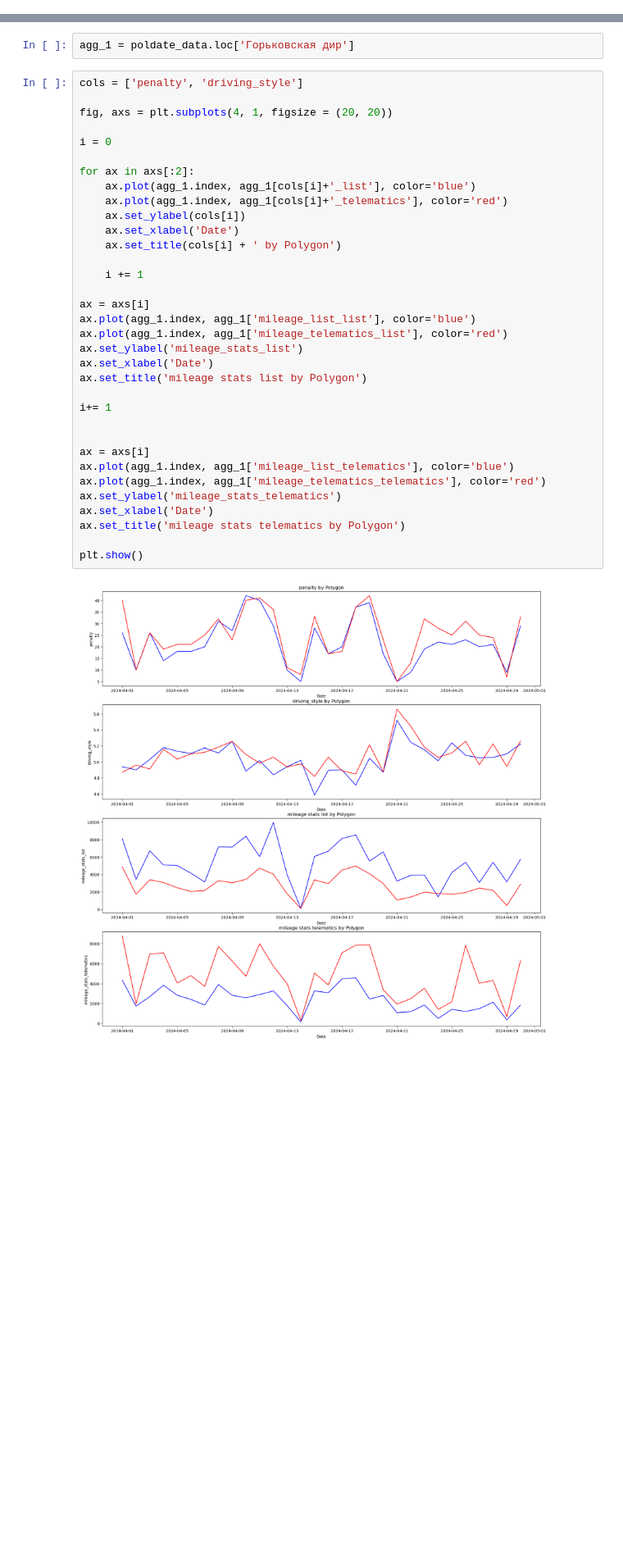
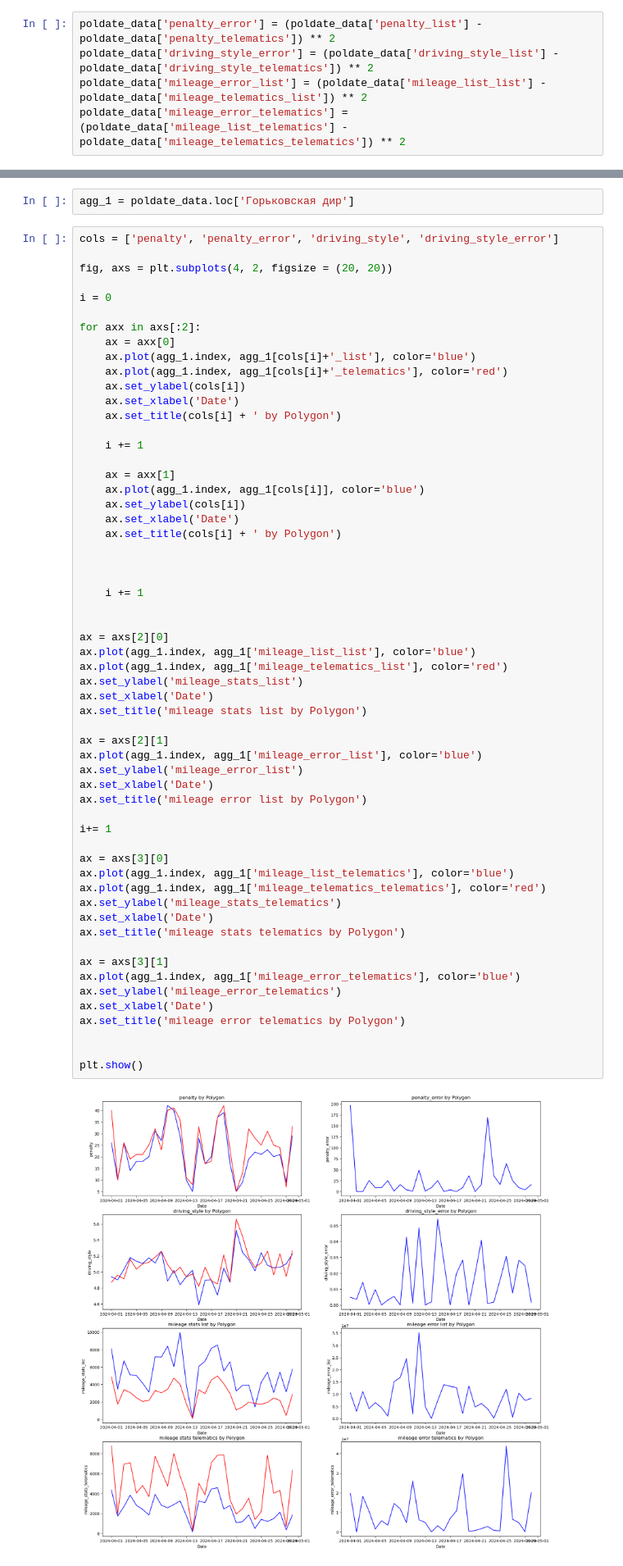
Before and after one commit to EgorAndrik/CP-Dashboards, a Jupyter notebook: models/graphs.ipynb, the cells around one changed output, grey strips where cells are left out. Shown at 82% size. Drawn from its saved outputs; the diff is of its cells as text; blank space fills up the shorter version.

```diff
--- a/models/graphs.ipynb
+++ b/models/graphs.ipynb
@@ -160,6 +390,11 @@ poldatel_gb = collect_groups_by_date(df.rename(columns={'date_list': 'date'}))
 poldatet_gb = collect_groups_by_date(df.rename(columns={'date_telematics': 'date'}))
 # %%
 poldate_data = poldatel_gb.join(poldatet_gb, on=['polygon', 'date'], lsuffix='_list', rsuffix='_telematics')
+# %%
+poldate_data['penalty_error'] = (poldate_data['penalty_list'] - poldate_data['penalty_telematics']) ** 2
+poldate_data['driving_style_error'] = (poldate_data['driving_style_list'] - poldate_data['driving_style_telematics']) ** 2
+poldate_data['mileage_error_list'] = (poldate_data['mileage_list_list'] - poldate_data['mileage_telematics_list']) ** 2
+poldate_data['mileage_error_telematics'] = (poldate_data['mileage_list_telematics'] - poldate_data['mileage_telematics_telematics']) ** 2
 # %%
 poldate_data
 # %% [output]
@@ -180,38 +415,62 @@ poldate_data
 # %%
 agg_1 = poldate_data.loc['Горьковская дир']
 # %%
-cols = ['penalty', 'driving_style']
+cols = ['penalty', 'penalty_error', 'driving_style', 'driving_style_error']
 
-fig, axs = plt.subplots(4, 1, figsize = (20, 20))
+fig, axs = plt.subplots(4, 2, figsize = (20, 20))
 
 i = 0
 
-for ax in axs[:2]:
+for axx in axs[:2]:
+	ax = axx[0]
 	ax.plot(agg_1.index, agg_1[cols[i]+'_list'], color='blue')
 	ax.plot(agg_1.index, agg_1[cols[i]+'_telematics'], color='red')
 	ax.set_ylabel(cols[i])
 	ax.set_xlabel('Date')
 	ax.set_title(cols[i] + ' by Polygon')
 
 	i += 1
 
-ax = axs[i]
+	ax = axx[1]
+	ax.plot(agg_1.index, agg_1[cols[i]], color='blue')
+	ax.set_ylabel(cols[i])
+	ax.set_xlabel('Date')
+	ax.set_title(cols[i] + ' by Polygon')
+
+
+
+	i += 1
+
+
+ax = axs[2][0]
 ax.plot(agg_1.index, agg_1['mileage_list_list'], color='blue')
 ax.plot(agg_1.index, agg_1['mileage_telematics_list'], color='red')
 ax.set_ylabel('mileage_stats_list')
 ax.set_xlabel('Date')
 ax.set_title('mileage stats list by Polygon')
 
+ax = axs[2][1]
+ax.plot(agg_1.index, agg_1['mileage_error_list'], color='blue')
+ax.set_ylabel('mileage_error_list')
+ax.set_xlabel('Date')
+ax.set_title('mileage error list by Polygon')
+
 i+= 1
 
-
-ax = axs[i]
+ax = axs[3][0]
 ax.plot(agg_1.index, agg_1['mileage_list_telematics'], color='blue')
 ax.plot(agg_1.index, agg_1['mileage_telematics_telematics'], color='red')
 ax.set_ylabel('mileage_stats_telematics')
 ax.set_xlabel('Date')
 ax.set_title('mileage stats telematics by Polygon')
 
+ax = axs[3][1]
+ax.plot(agg_1.index, agg_1['mileage_error_telematics'], color='blue')
+ax.set_ylabel('mileage_error_telematics')
+ax.set_xlabel('Date')
+ax.set_title('mileage error telematics by Polygon')
+
+
 plt.show()
 # %% [output]
-[figure, old version]
+[figure, new version]
```
Also changed, not shown: parts of 24 cells of this notebook.
